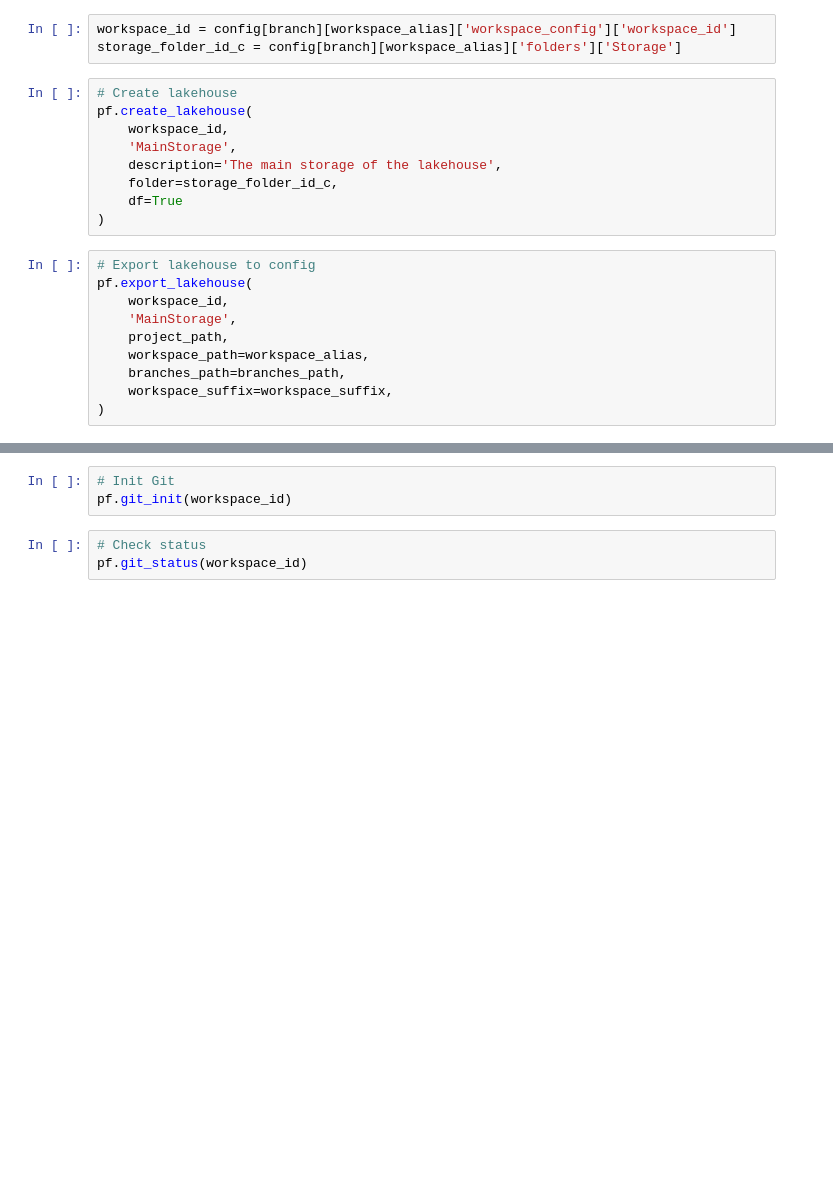
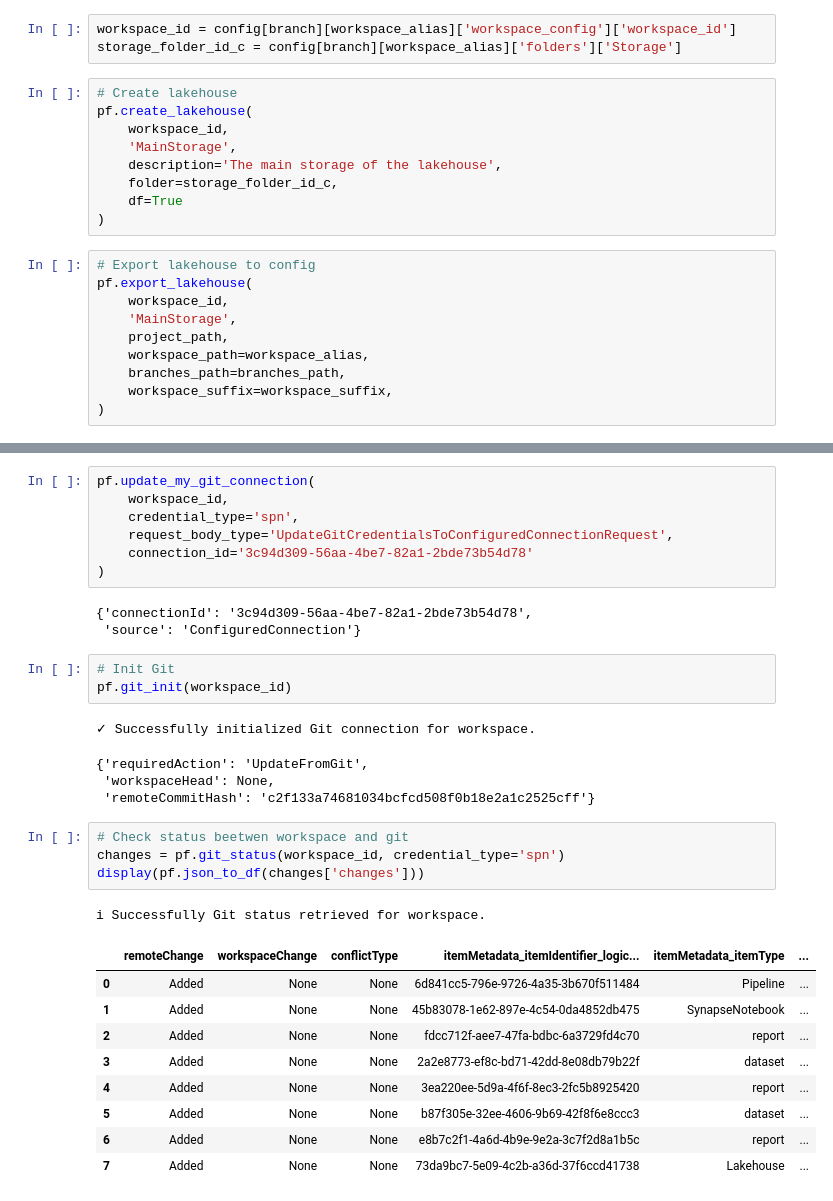
Before and after one commit to alisonpezzott/pyfabricops-demo-002-fabric, a Jupyter notebook: scripts/dev/initial_build.ipynb, the cells around one changed output, grey strips where cells are left out. Saved outputs shown, nothing was run; the diff lists cells and outputs as text; blank space fills up the shorter version.

Commit message:
feat: Notebook scripts building

```diff
--- a/scripts/dev/initial_build.ipynb
+++ b/scripts/dev/initial_build.ipynb
@@ -191,6 +265,33 @@ pf.github_connect(
+# %%
+pf.update_my_git_connection(
+    workspace_id,
+    credential_type='spn',
+    request_body_type='UpdateGitCredentialsToConfiguredConnectionRequest',
+    connection_id='3c94d309-56aa-4be7-82a1-2bde73b54d78'
+)
+# %% [output]
+{'connectionId': '3c94d309-56aa-4be7-82a1-2bde73b54d78',
+ 'source': 'ConfiguredConnection'}
 # %%
 # Init Git
 pf.git_init(workspace_id)
+# %% [output]
+✓ Successfully initialized Git connection for workspace.
+{'requiredAction': 'UpdateFromGit',
+ 'workspaceHead': None,
+ 'remoteCommitHash': 'c2f133a74681034bcfcd508f0b18e2a1c2525cff'}
 # %%
-# Check status
-pf.git_status(workspace_id)
+# Check status beetwen workspace and git
+changes = pf.git_status(workspace_id, credential_type='spn')
+display(pf.json_to_df(changes['changes']))
+# %% [output]
+i Successfully Git status retrieved for workspace.
+|  | remoteChange | workspaceChange | conflictType | itemMetadata_itemIdentifier_logic... | itemMetadata_itemType | ... |
+| 0 | Added | None | None | 6d841cc5-796e-9726-4a35-3b670f511484 | Pipeline | ... |
+| 1 | Added | None | None | 45b83078-1e62-897e-4c54-0da4852db475 | SynapseNotebook | ... |
+| 2 | Added | None | None | fdcc712f-aee7-47fa-bdbc-6a3729fd4c70 | report | ... |
+| 3 | Added | None | None | 2a2e8773-ef8c-bd71-42dd-8e08db79b22f | dataset | ... |
+| 4 | Added | None | None | 3ea220ee-5d9a-4f6f-8ec3-2fc5b8925420 | report | ... |
+| 5 | Added | None | None | b87f305e-32ee-4606-9b69-42f8f6e8ccc3 | dataset | ... |
+| 6 | Added | None | None | e8b7c2f1-4a6d-4b9e-9e2a-3c7f2d8a1b5c | report | ... |
+| 7 | Added | None | None | 73da9bc7-5e09-4c2b-a36d-37f6ccd41738 | Lakehouse | ... |
```
Also changed, not shown: parts of 17 cells of this notebook, 3 other files.
